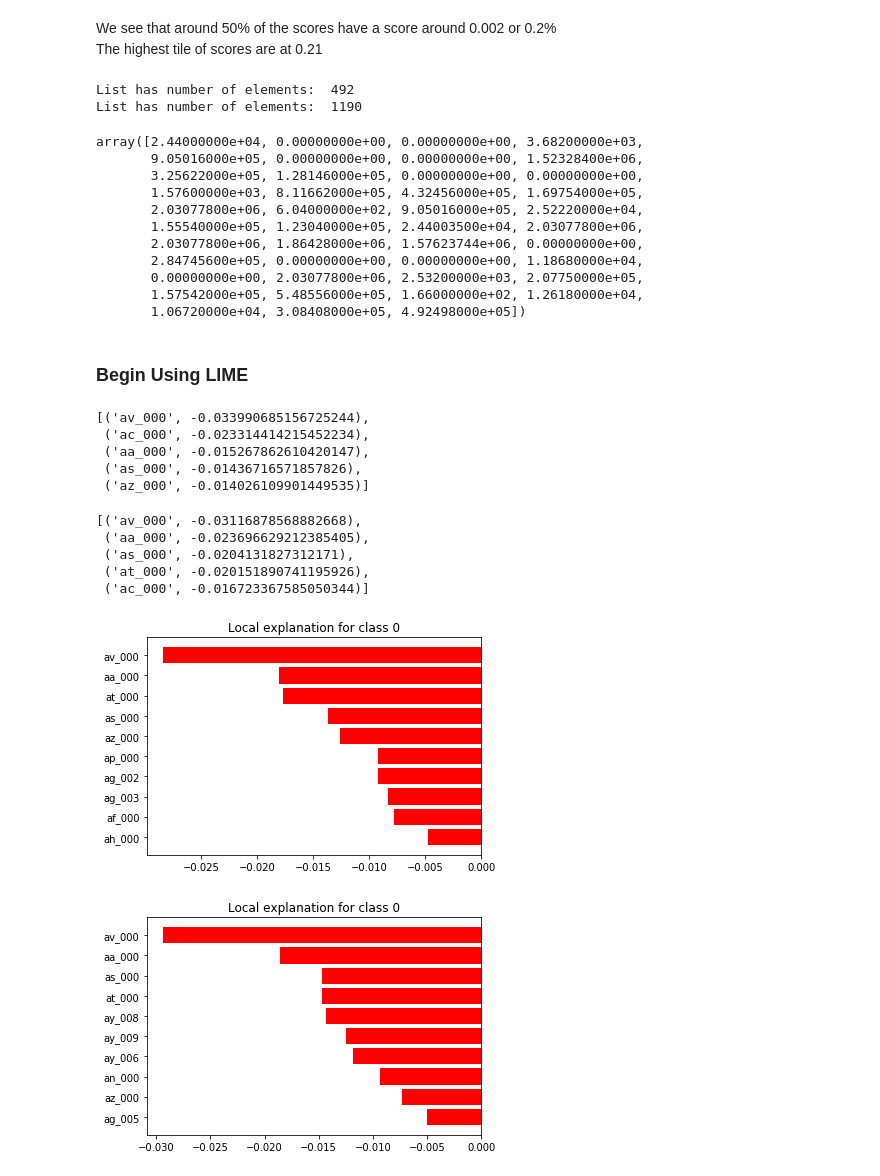
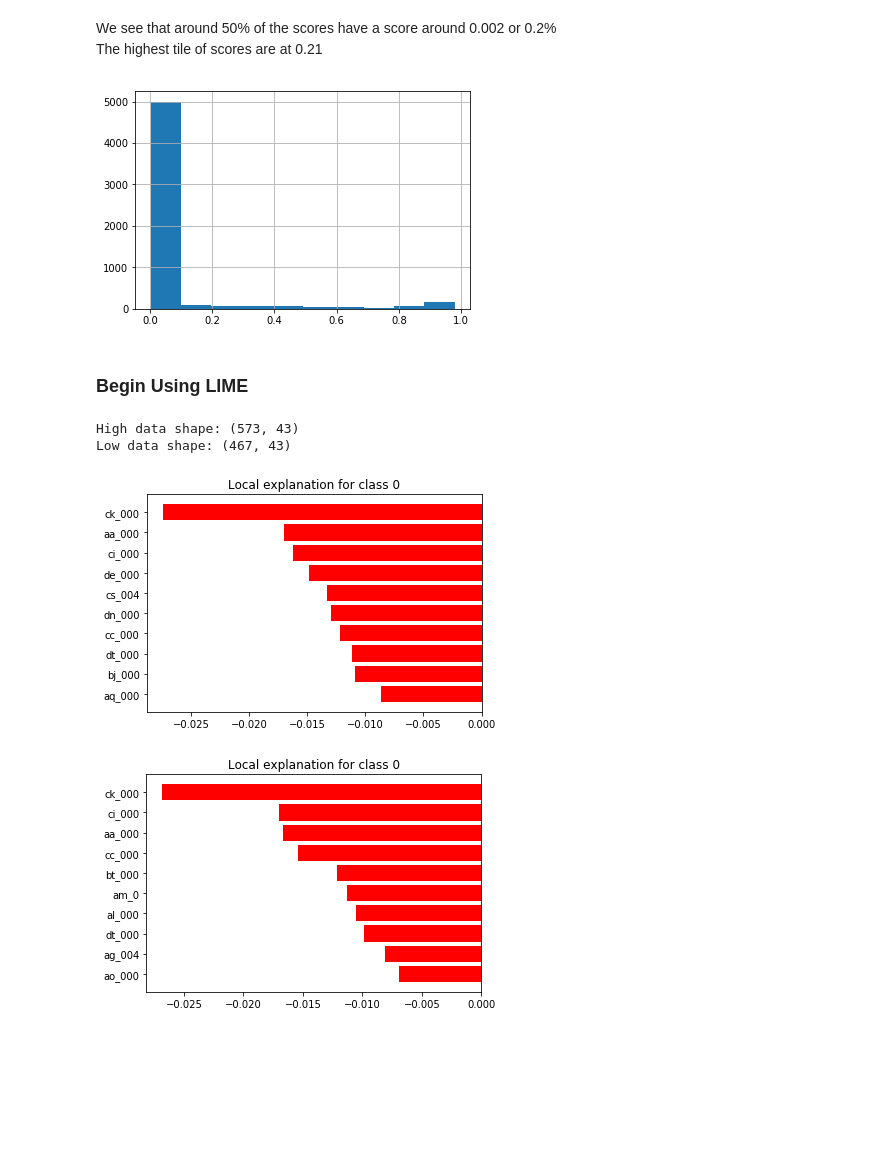
Before and after one commit to malctaylor15/aps_failure, a Jupyter notebook: RF and Lime.ipynb, the cells around one changed output. Drawn from its saved outputs; the diff is of its cells as text; code cells hidden in the pictures; blank space fills up the shorter version.

```diff
--- a/RF and Lime.ipynb
+++ b/RF and Lime.ipynb
@@ -261,6 +262,3 @@ feats_corr.sort_values(by="Feat_Importance").head(7)
 | cj_000 | 0.001982 | 0.992749 | 0.001161 | -0.351247 |
 # %% [markdown]
 ### Begin exploring Predictions before LIME
-# %%
-preds_prob_test_raw = small_est.predict_proba(X_test_small)
-preds_prob_test = [x[0] for x in preds_prob_test_raw]
@@ -274,3 +264,0 @@ X_train2 = X_train_small.applymap(float)
-# %%
-pred_quantiles = pd.Series(preds_prob_test).quantile(np.arange(0.01, 0.99, 0.1))
-pred_quantiles
@@ -288,0 +311,5 @@ dtype: float64
+# %%
+X_train2 = X_train_small.applymap(float)
+X_test2 = X_test_small.applymap(float)
+train_score_data = add_quantile_to_data(X_train2, small_est)
+train_score_data.groupby("quantiles")["scores"].describe()
@@ -302,23 +346,8 @@ def segment_score(h_cutoff, l_cutoff):
-# %%
-high_score = segment_score_vals(1, 0.03)
-low_score = segment_score_vals(0.0023, 0.0)
-# %% [output]
-List has number of elements:  492
-List has number of elements:  1190
-# %%
-low_score[1][1]
-# %% [output]
-array([2.44000000e+04, 0.00000000e+00, 0.00000000e+00, 3.68200000e+03,
-       9.05016000e+05, 0.00000000e+00, 0.00000000e+00, 1.52328400e+06,
-       3.25622000e+05, 1.28146000e+05, 0.00000000e+00, 0.00000000e+00,
-       1.57600000e+03, 8.11662000e+05, 4.32456000e+05, 1.69754000e+05,
-       2.03077800e+06, 6.04000000e+02, 9.05016000e+05, 2.52220000e+04,
-       1.55540000e+05, 1.23040000e+05, 2.44003500e+04, 2.03077800e+06,
-       2.03077800e+06, 1.86428000e+06, 1.57623744e+06, 0.00000000e+00,
-       2.84745600e+05, 0.00000000e+00, 0.00000000e+00, 1.18680000e+04,
-       0.00000000e+00, 2.03077800e+06, 2.53200000e+03, 2.07750000e+05,
-       1.57542000e+05, 5.48556000e+05, 1.66000000e+02, 1.26180000e+04,
-       1.06720000e+04, 3.08408000e+05, 4.92498000e+05])
+# %%
+train_score_data["scores"].hist()
+plt.show()
+# %% [output]
+[figure, added]
 # %% [markdown]
 ### Begin Using LIME
 # %%
@@ -340,26 +368,19 @@ exp3 = explainer_low.explain_instance(low_data[0], small_est.predict_proba, num_
-# %%
-exp2.as_list()
-# %% [output]
-[('av_000', -0.033990685156725244),
- ('ac_000', -0.023314414215452234),
- ('aa_000', -0.015267862610420147),
- ('as_000', -0.01436716571857826),
- ('az_000', -0.014026109901449535)]
-# %%
-exp3.as_list()
-# %% [output]
-[('av_000', -0.03116878568882668),
- ('aa_000', -0.023696629212385405),
- ('as_000', -0.0204131827312171),
- ('at_000', -0.020151890741195926),
- ('ac_000', -0.016723367585050344)]
+# %%
+low_data = train_score_data[train_score_data["quantiles"] == 1].drop(["scores", "quantiles"], axis =1).values
+high_data = train_score_data[train_score_data["quantiles"] == 6].drop(["scores", "quantiles"], axis =1).values
+# %%
+print("High data shape:", high_data.shape)
+print("Low data shape:", low_data.shape)
+# %% [output]
+High data shape: (573, 43)
+Low data shape: (467, 43)
 # %%
-exp = explainer.explain_instance(low_data[0], small_est.predict_proba, num_features=10, num_samples = 2000)
-exp.as_pyplot_figure()
+exp_l = explainer.explain_instance(low_data[0], small_est.predict_proba, num_features=10, num_samples = 2000)
+exp_l.as_pyplot_figure()
 # %% [output]
-[figure, old version]
+[figure, new version]
 # %%
-exp = explainer.explain_instance(high_data[0], small_est.predict_proba, num_features=10, num_samples = 2000)
-exp.as_pyplot_figure()
+exp_h = explainer.explain_instance(high_data[0], small_est.predict_proba, num_features=10, num_samples = 2000)
+exp_h.as_pyplot_figure()
 # %% [output]
-[figure, old version]
+[figure, new version]
```
Also changed, not shown: parts of 35 cells of this notebook.
